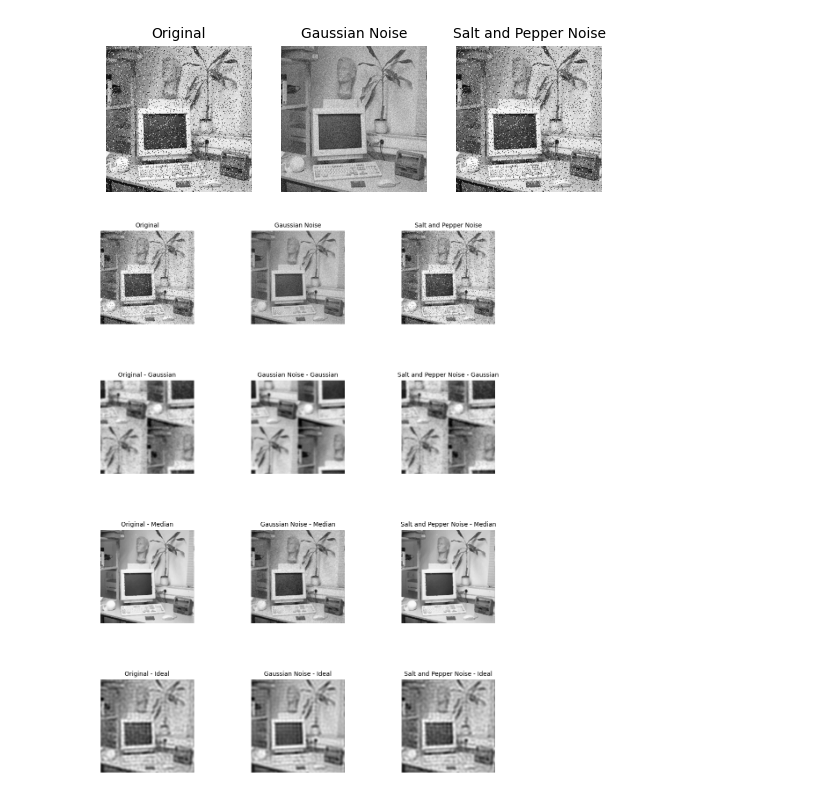
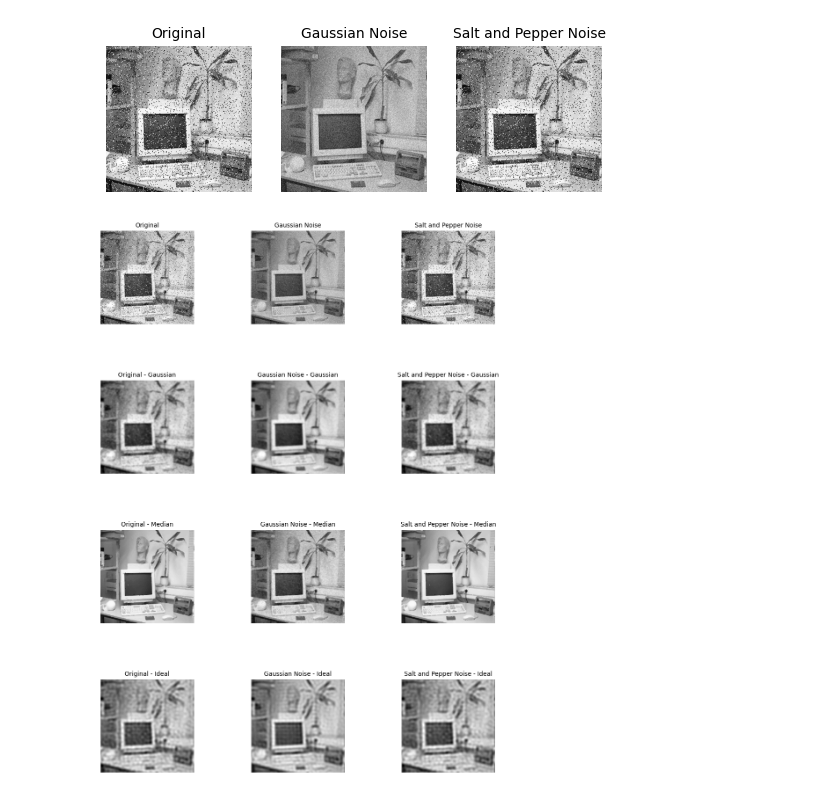
Before and after one commit to RakinAli/Computer-Vision-course, a Jupyter notebook: Labs/Lab 1/Rakin/Rakin.ipynb, the cells around one changed output. Cells and saved outputs as stored; diff of their text form; code cells hidden in the pictures.

```diff
--- a/Labs/Lab 1/Rakin/Rakin.ipynb
+++ b/Labs/Lab 1/Rakin/Rakin.ipynb
@@ -467,32 +467,32 @@ def question17():
         a1 = figure.add_subplot(4, 3, position)
         showgrey(img, False)
         a1.title.set_text(titles[position - 1])
         position += 1
 
     # For gaussian filtering
     for img in images:
         a1 = figure.add_subplot(4, 3, position)
-        showgrey(gaussfft(img, 4), False)
+        showgrey(gaussfft(gaussfft(img, 1),2), False)
         a1.title.set_text(titles[position - 4] + " - Gaussian")
         position += 1
 
     # For median filtering
     for img in images:
         a1 = figure.add_subplot(4, 3, position)
         showgrey(medfilt(img, 3), False)
         a1.title.set_text(titles[position - 7] + " - Median")
         position += 1
 
     # For ideal low pass filtering
     for img in images:
         a1 = figure.add_subplot(4, 3, position)
         showgrey(ideal(img, 0.1), False)
         a1.title.set_text(titles[position - 10] + " - Ideal")
         position += 1
 
     plt.show()
 
 
 question17()
 # %% [output]
-[figure, old version]
+[figure, new version]
```
Also changed, not shown: parts of 2 cells of this notebook.
